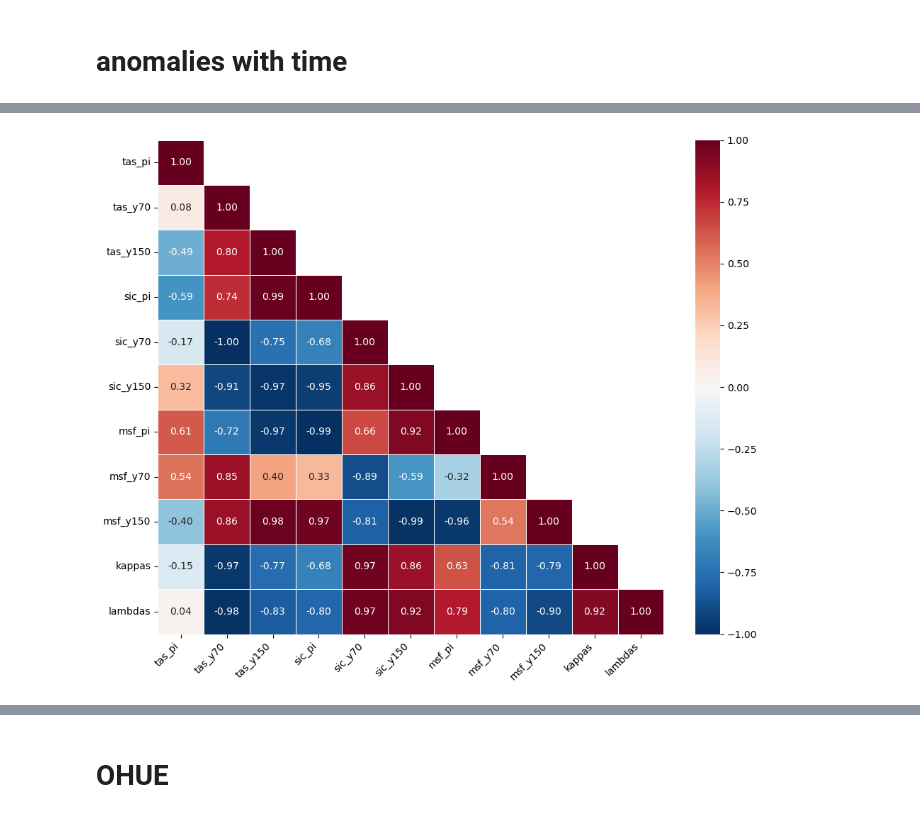
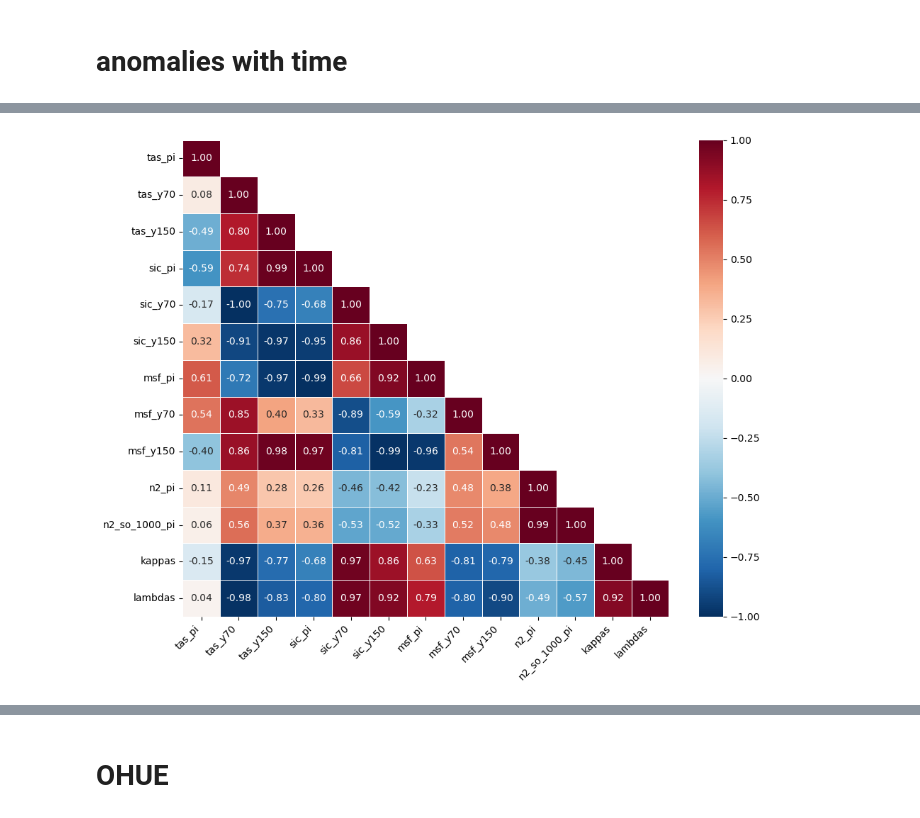
Before and after one commit to fedef17/ece-diags, a Jupyter notebook: check_multiexp/check_1pct_ohue.ipynb, the cells around one changed output, grey strips where cells are left out. Drawn from its saved outputs; the diff is of its cells as text; code cells hidden in the pictures.

```diff
--- a/check_multiexp/check_1pct_ohue.ipynb
+++ b/check_multiexp/check_1pct_ohue.ipynb
@@ -102,14 +87,36 @@ msftyz_pi = [17.27849, 14.215454, 14.449981, 21.983986, 18.237486, 17.063816, 16
 msftyz_year70 = [-0.9250783588680525, -4.234177262913042, -5.316252100566611, -6.429226397324655, -4.4645105609183044, -4.662816162446767, -2.117775940722199]
 msftyz_year150 = [-7.8266091967847435, -6.692837732828652, -6.557082293575497, -13.536326667109822, -10.160338638268026, -8.554489324126747, -6.777226171078429]
 
-# amoc_pi = [17.27849,14.215454,14.449981,21.983986,18.237486,17.063816,16.100374]
-# amoc_pi_std = [1.1403457,2.1107132,1.9429334, 1.2809013,0.77734,1.3703792,1.3135902]
-# seaice_std = [405075557049.7758, 433876509918.1365, 472723726459.2584, 221053308197.8054, 207480685962.43256, 448833222310.10394, 402170970559.5815]
+n2_pi  = [9.9629, 9.8201, 9.8467, 9.1094, 9.3500, 9.6355, 9.6910]
+n2_500      = [5.4329, 5.3747, 5.4034, 4.6756, 4.9075, 5.1931, 5.1663]
+SO50   = [7.6524,  4.9107,  4.9256,  1.1056,  1.9819,  4.6362,  4.8801]
+NM50   = [15.7047, 12.3159, 12.3566,  5.3525,  4.7988, 12.6712, 12.6173]
+SO100  = [6.1921,  5.0106,  5.0182,  2.3614,  3.0645,  4.7823,  4.9180]
+NM100  = [10.1335,  9.1282,  9.3135,  5.5340,  5.1169,  9.1310,  8.9795]
+SO500  = [2.6162,  2.5083,  2.5360,  1.7477,  2.1330,  2.3084,  2.3584]
+NM500  = [3.5751,  3.4568,  3.5063,  2.8596,  2.8196,  3.3711,  3.3585]
+SO1000 = [1.8368,  1.8398,  1.8789,  1.4435,  1.6063,  1.6679,  1.7208]
+NM1000 = [2.2015,  2.1514,  2.1970,  1.9018,  1.8390,  2.0964,  2.0798]
+SO1500 = [1.5079,  1.5092,  1.5361,  1.2316,  1.3441,  1.3849,  1.4268]
+NM1500 = [1.7826,  1.7398,  1.7705,  1.5698,  1.5182,  1.7035,  1.6898]
+LL1500     = [3.5056, 3.4691, 3.4942, 3.2792, 3.3512, 3.4055, 3.3989]
+global1500 = [2.5600, 2.5482, 2.5688, 2.3296, 2.3883, 2.4723, 2.4673]
+SO = [7.25121883327118e-06, 8.58279376767964e-06, 9.002351728229175e-06,8.225757828213546e-06, 7.525153750327314e-06,7.061722540070528e-06,7.5884067622284505e-06]
+deep      = [0.5354, 0.5286, 0.5282, 0.5856, 0.5621, 0.5420, 0.5512]
+deepSO = [5.523269318608936e-06,5.639189142136493e-06, 5.693046429980351e-06,5.90970536623578e-06, 5.681828295911599e-06, 5.459905685244988e-06, 5.709870863364225e-06]
+
+tas_std    = [0.1239, 0.1445, 0.1566, 0.0813, 0.0905, 0.1121, 0.1236]
+siconc_std = [405075557049.78, 433876509918.14, 472723726459.26, 221053308197.81, 207480685962.43, 448833222310.10, 402170970559.58]
+qt_oce_std = [0.3353, 0.3740, 0.3578, 0.3175, 0.3214, 0.3205, 0.3519]
+msftyz_std = [1.1403, 2.1107, 1.9429, 1.2809, 0.7773, 1.3704, 1.3136]
 
 # seaices = [3479090703649.175, 4099567375796.3125, 4619282539881.33, 3435313721430.905, 3284684082526.855, 4231256249354.605, 2948501343569.0996 ]
 # seaices_std=[628636283403.251, 803815077435.8164, 776059608075.3014, 267517893869.95462, 374201092479.30853, 537986251273.3672, 655913220110.1863]
 
 kappas = [0.84123329, 0.99007471, 1.0855393 , 1.3471938 , 1.19594174,0.92113063, 0.90884158]
+kappas_mid = [ 0.53248087,  0.81526031,  0.8679567 ,  1.14585244,  0.98493591, 0.81599646,  0.75244926]
+kappas_low = [ 0.23564626,  0.11832069,  0.10946587, -0.03732737,  0.06626532, 0.07127016,  0.16060662] #low
+
 lambdas = [1.15206076, 1.15950603, 1.26772497, 1.4947282 , 1.30711237,1.2470465 , 1.12615353]
 
 # year 150 anomalies
@@ -118,12 +125,13 @@ lambdas = [1.15206076, 1.15950603, 1.26772497, 1.4947282 , 1.30711237,1.2470465
 #std_30 = [0.11344099983406405 , 0.11524507438070272 , 0.09603061569359474 , 0.05705723329642595 , 0.08221599603466306 ,0.09790018873966021, 0.08147668405308067]
 
 for i in range(7):
-    plt.errorbar(msftyz_year70[i],kappas[i], fmt='o', color=colors[i])
+    plt.errorbar(kappas[i],(NM100[i]+SO100[i])/2, fmt='o', color=colors[i])
+    #plt.errorbar(NM50[i],kappas[i], fmt='o', color=colors[i])
 
-_,_,r,_,_ = stats.linregress(kappas,msftyz_year150)
+_,_,r,_,_ = stats.linregress(kappas,deepSO)
 print(r)
 
-plt.xlabel(r'AMOC pi')
-plt.ylabel(r'-$\lambda$')
+plt.xlabel(r'500 m ')
+plt.ylabel(r'deeper SO')
 plt.show()
 # %% [output]
@@ -132,20 +205,19 @@ plt.show()
 # %%
-labels = ['tas_pi', 'tas_y70', 'tas_y150', 'sic_pi', 'sic_y70', 'sic_y150', 'msf_pi', 'msf_y70', 'msf_y150', 'kappas', 'lambdas']
-arrays = [tas_pi, tas_year70, tas_year150, siconc_N_pi, siconc_N_year70, siconc_N_year150, msftyz_pi, msftyz_year70, msftyz_year150, kappas, lambdas]
-import seaborn as sns
+labels = ['tas_pi', 'tas_y70', 'tas_y150', 'sic_pi', 'sic_y70', 'sic_y150', 'msf_pi', 'msf_y70', 'msf_y150', 'n2_pi', 'n2_so_1000_pi', 'kappas', 'lambdas']
+arrays = [tas_pi, tas_year70, tas_year150, siconc_N_pi, siconc_N_year70, siconc_N_year150, msftyz_pi, msftyz_year70, msftyz_year150, n2_pi, n2_so_1000_pi, kappas, lambdas]
 df = np.array(arrays)
 corr = np.corrcoef(df)
 
 mask = np.triu(np.ones_like(corr, dtype=bool), k=1)  # mask upper triangle
 
 fig, ax = plt.subplots(figsize=(10, 8))
 sns.heatmap(corr, mask=mask, annot=True, fmt='.2f', cmap='RdBu_r',
             vmin=-1, vmax=1, xticklabels=labels, yticklabels=labels,
             linewidths=0.5, ax=ax)
 
 plt.xticks(rotation=45, ha='right')
 plt.tight_layout()
 plt.savefig('correlation_heatmap.png', dpi=150)
 plt.show()
 # %% [output]
-[figure, old version]
+[figure, new version]
```
Also changed, not shown: parts of 19 cells of this notebook, 3 other files.
